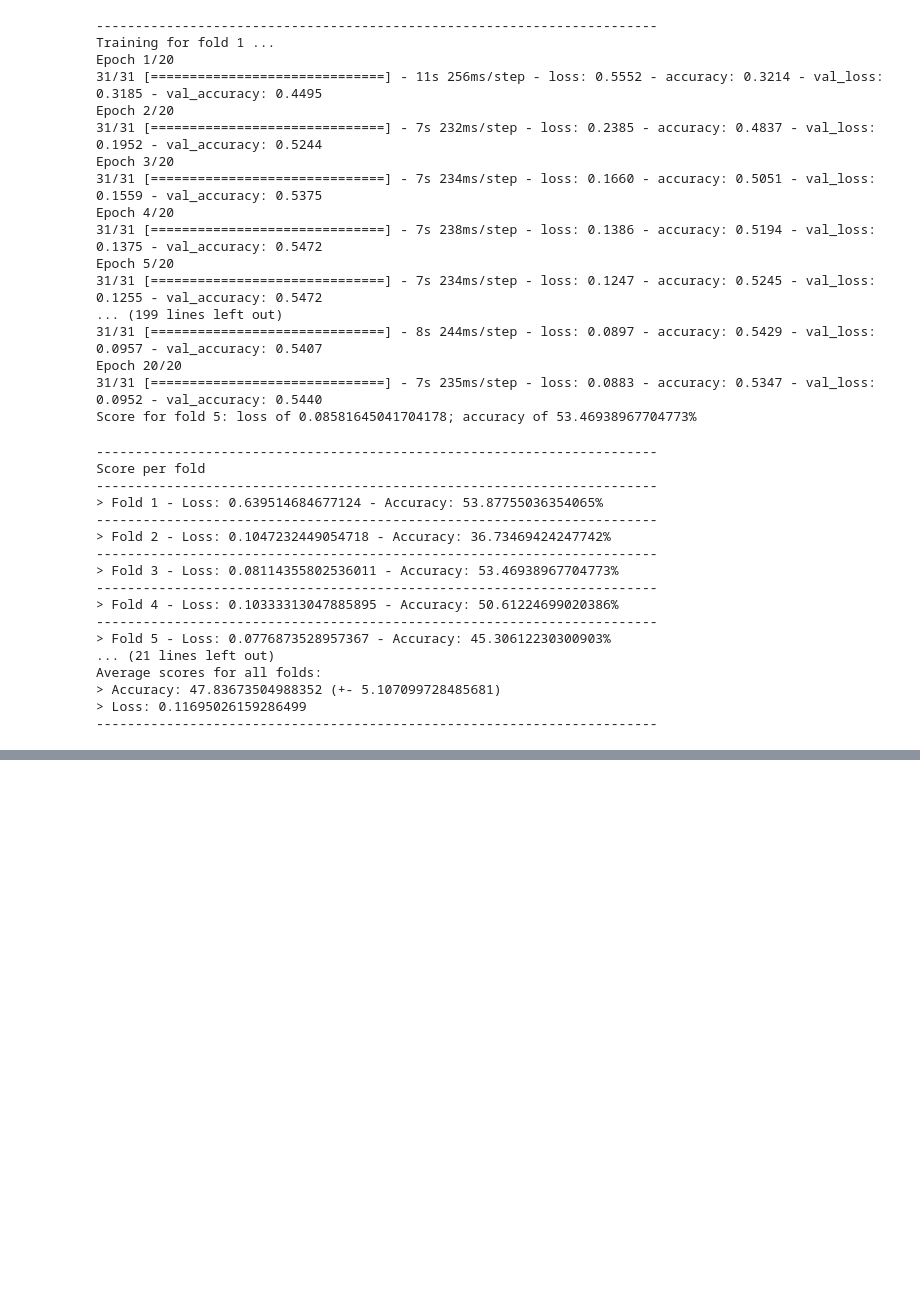
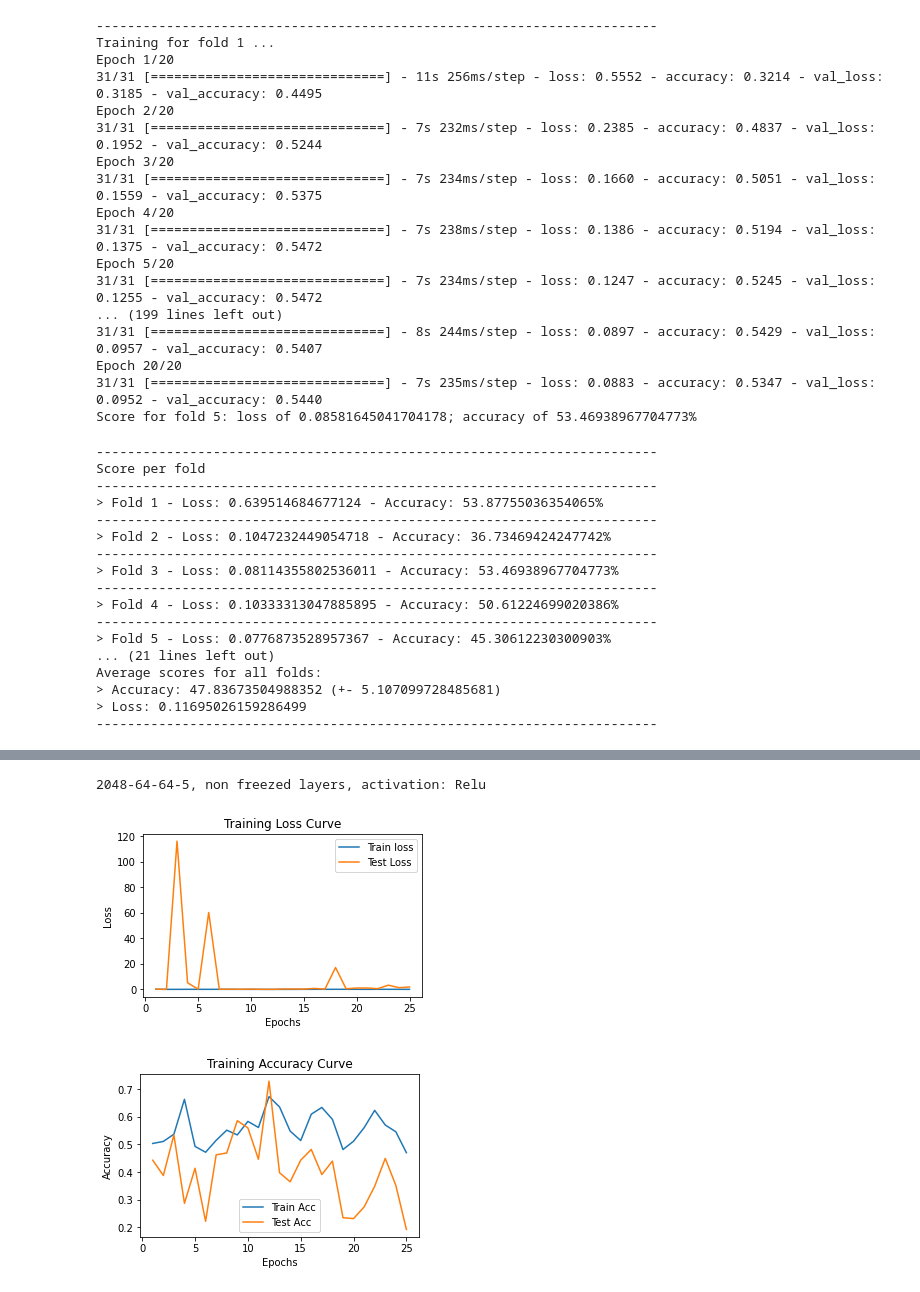
Before and after one commit to mafaldasalomao/Multilabel_classification_POCUS, a Jupyter notebook: multilabel_tf.ipynb, the cells around one changed output, grey strips where cells are left out. Saved outputs shown, nothing was run; the diff lists cells and outputs as text; code cells hidden in the pictures; blank space fills up the shorter version.

```diff
--- a/multilabel_tf.ipynb
+++ b/multilabel_tf.ipynb
@@ -520,0 +525,7 @@ plot_curves(history)
+# %%
+print("2048-64-64-5, non freezed layers, activation: Relu")
+plot_curves(history)
+# %% [output]
+2048-64-64-5, non freezed layers, activation: Relu
+[figure, added]
+[figure, added]
```
Also changed, not shown: parts of 52 cells of this notebook.
